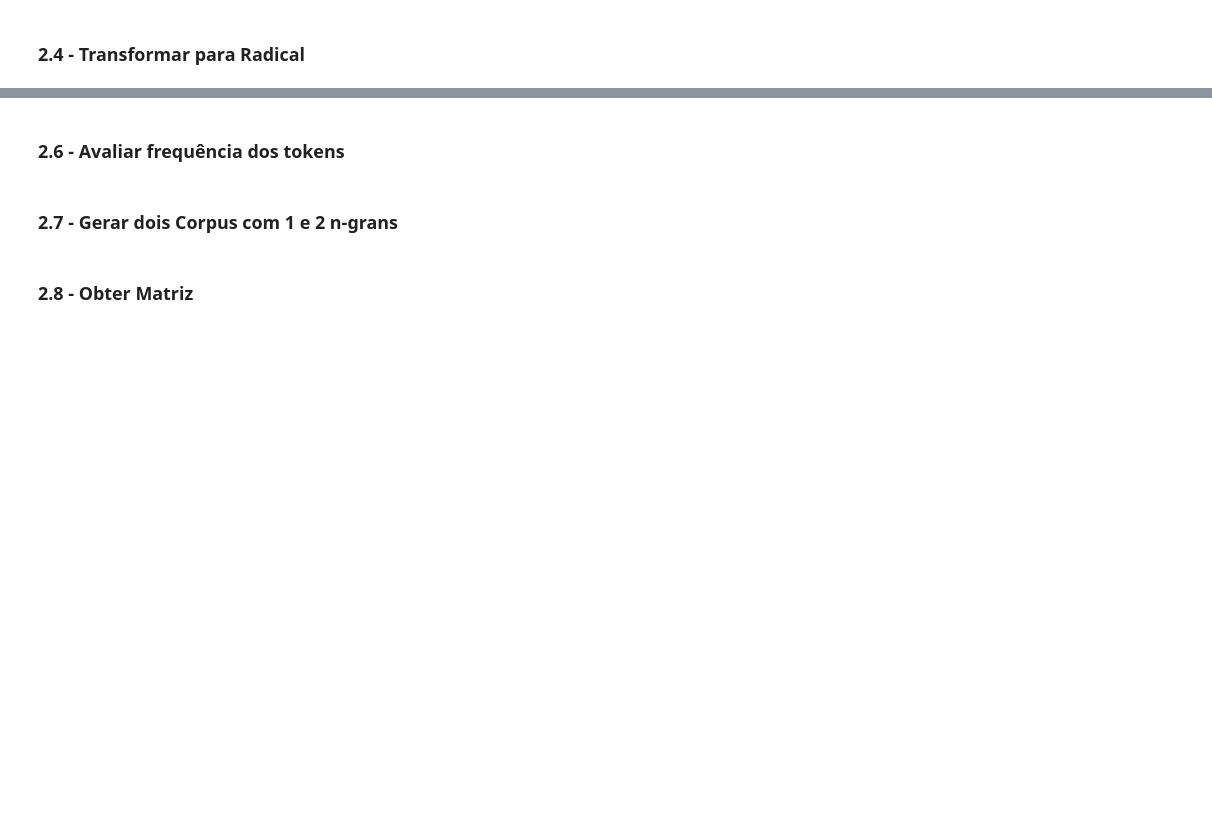
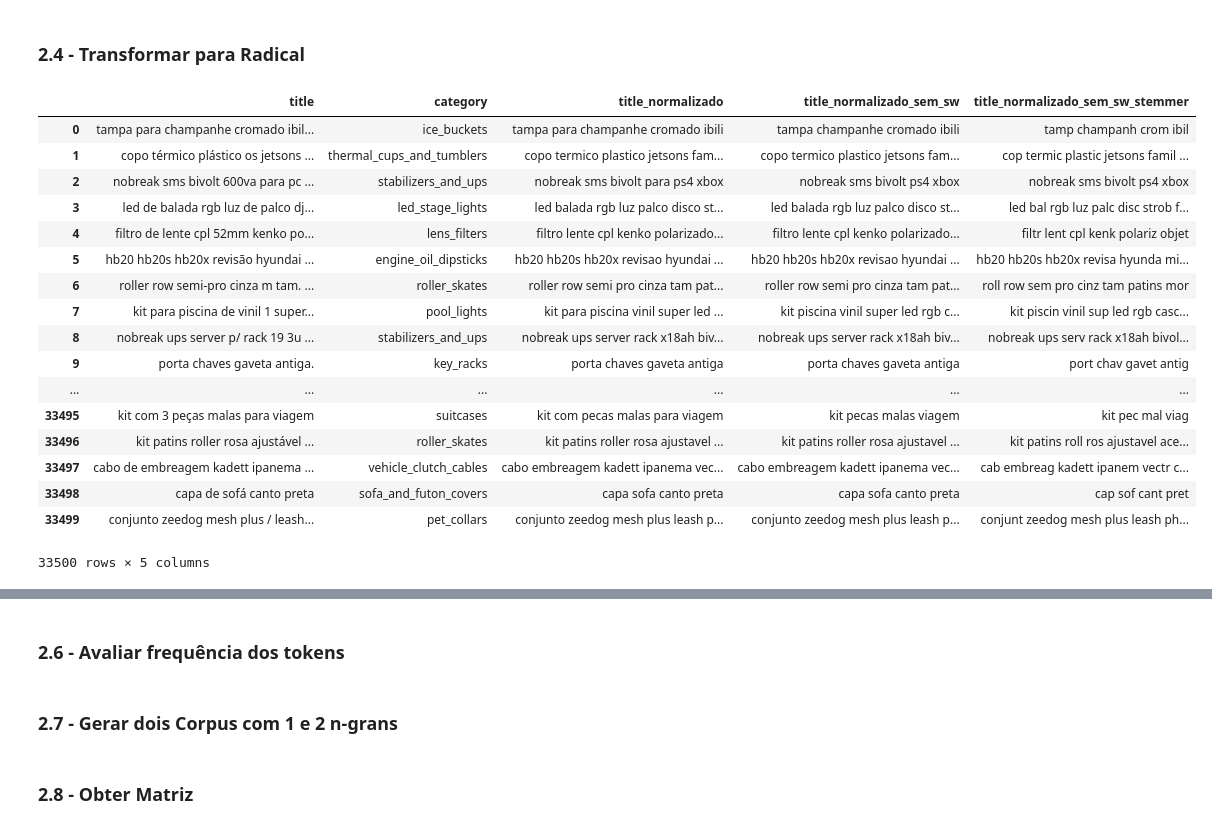
Before and after one commit to mbjesus/desafio_01_nlp_ufg, a Jupyter notebook: NLP_TCE.ipynb, the cells around one changed output, grey strips where cells are left out. Cells and saved outputs as stored; diff of their text form; code cells hidden in the pictures; blank space fills up the shorter version.

```diff
--- a/NLP_TCE.ipynb
+++ b/NLP_TCE.ipynb
@@ -99,0 +92,4 @@ dataset
+# %%
+#aplica limpeza no texto
+dataset["title_normalizado"] = dataset["title"].map(remover_acentos)
+dataset
@@ -131,0 +117,14 @@ dataset
+# %%
+def remove_stopwords(texto):
+    #REMOVER STOPWORDS
+    ##baixar stopwords
+    stopwords = nltk.corpus.stopwords.words('portuguese')
+
+    #gera tokens
+    tokens = word_tokenize(texto)
+
+    #remove stopwords
+    filtered_tokens = [token.lower() for token in tokens if token not in stopwords]
+
+    #retorna texto sem as stop-words
+    return ' '.join(filtered_tokens)
@@ -132,3 +154,40 @@ dataset
 # %% [markdown]
 ### 2.4 - Transformar para Radical
+# %%
+def stemmer_sentenca(texto):
+
+    #baixa dados
+    pt_stemmer = SnowballStemmer('portuguese')
+
+    #divide em tokens
+    tokens = word_tokenize(texto)
+
+    #aplica stemmer
+    lista_stem = [pt_stemmer.stem(token) for token in tokens ]
+
+    #retorna texto
+    return ' '.join(lista_stem)
+# %%
+#aplica limpeza stemmer
+dataset["title_normalizado_sem_sw_stemmer"] = dataset["title_normalizado_sem_sw"].map(stemmer_sentenca)
+dataset
+# %% [output]
+|  | title | category | title_normalizado | title_normalizado_sem_sw | title_normalizado_sem_sw_stemmer |
+| 0 | tampa para champanhe cromado ibil... | ice_buckets | tampa para champanhe cromado ibili | tampa champanhe cromado ibili | tamp champanh crom ibil |
+| 1 | copo térmico plástico os jetsons ... | thermal_cups_and_tumblers | copo termico plastico jetsons fam... | copo termico plastico jetsons fam... | cop termic plastic jetsons famil ... |
+| 2 | nobreak sms bivolt 600va para pc ... | stabilizers_and_ups | nobreak sms bivolt para ps4 xbox | nobreak sms bivolt ps4 xbox | nobreak sms bivolt ps4 xbox |
+| 3 | led de balada rgb luz de palco dj... | led_stage_lights | led balada rgb luz palco disco st... | led balada rgb luz palco disco st... | led bal rgb luz palc disc strob f... |
+| 4 | filtro de lente cpl 52mm kenko po... | lens_filters | filtro lente cpl kenko polarizado... | filtro lente cpl kenko polarizado... | filtr lent cpl kenk polariz objet |
+| 5 | hb20 hb20s hb20x revisão hyundai ... | engine_oil_dipsticks | hb20 hb20s hb20x revisao hyundai ... | hb20 hb20s hb20x revisao hyundai ... | hb20 hb20s hb20x revisa hyunda mi... |
+| 6 | roller row semi-pro cinza m tam. ... | roller_skates | roller row semi pro cinza tam pat... | roller row semi pro cinza tam pat... | roll row sem pro cinz tam patins mor |
+| 7 | kit para piscina de vinil 1 super... | pool_lights | kit para piscina vinil super led ... | kit piscina vinil super led rgb c... | kit piscin vinil sup led rgb casc... |
+| 8 | nobreak ups server p/ rack 19 3u ... | stabilizers_and_ups | nobreak ups server rack x18ah biv... | nobreak ups server rack x18ah biv... | nobreak ups serv rack x18ah bivol... |
+| 9 | porta chaves gaveta antiga. | key_racks | porta chaves gaveta antiga | porta chaves gaveta antiga | port chav gavet antig |
+| ... | ... | ... | ... | ... | ... |
+| 33495 | kit com 3 peças malas para viagem | suitcases | kit com pecas malas para viagem | kit pecas malas viagem | kit pec mal viag |
+| 33496 | kit patins roller rosa ajustável ... | roller_skates | kit patins roller rosa ajustavel ... | kit patins roller rosa ajustavel ... | kit patins roll ros ajustavel ace... |
+| 33497 | cabo de embreagem kadett ipanema ... | vehicle_clutch_cables | cabo embreagem kadett ipanema vec... | cabo embreagem kadett ipanema vec... | cab embreag kadett ipanem vectr c... |
+| 33498 | capa de sofá canto preta | sofa_and_futon_covers | capa sofa canto preta | capa sofa canto preta | cap sof cant pret |
+| 33499 | conjunto zeedog mesh plus / leash... | pet_collars | conjunto zeedog mesh plus leash p... | conjunto zeedog mesh plus leash p... | conjunt zeedog mesh plus leash ph... |
+33500 rows × 5 columns
 # %% [markdown]
```
Also changed, not shown: parts of 15 cells of this notebook.
